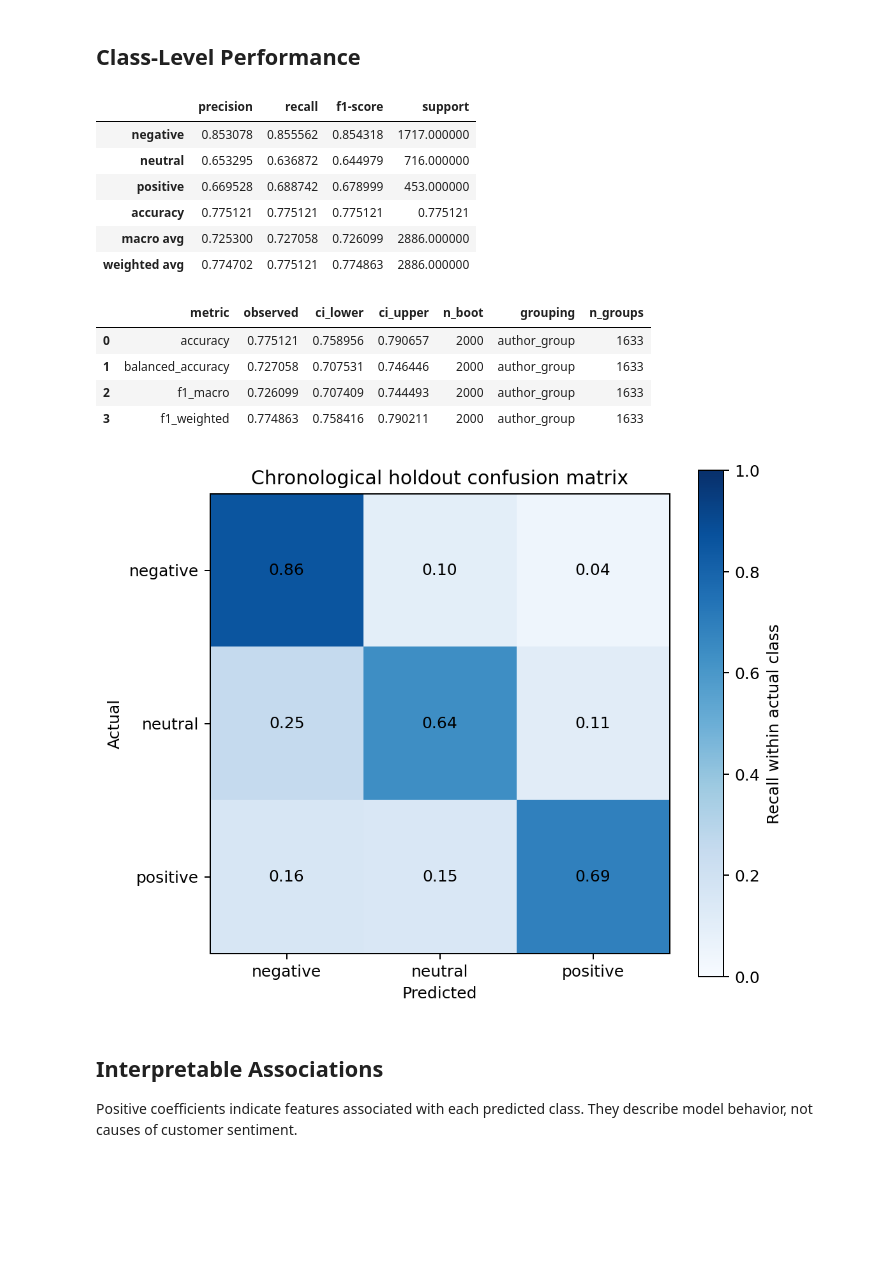
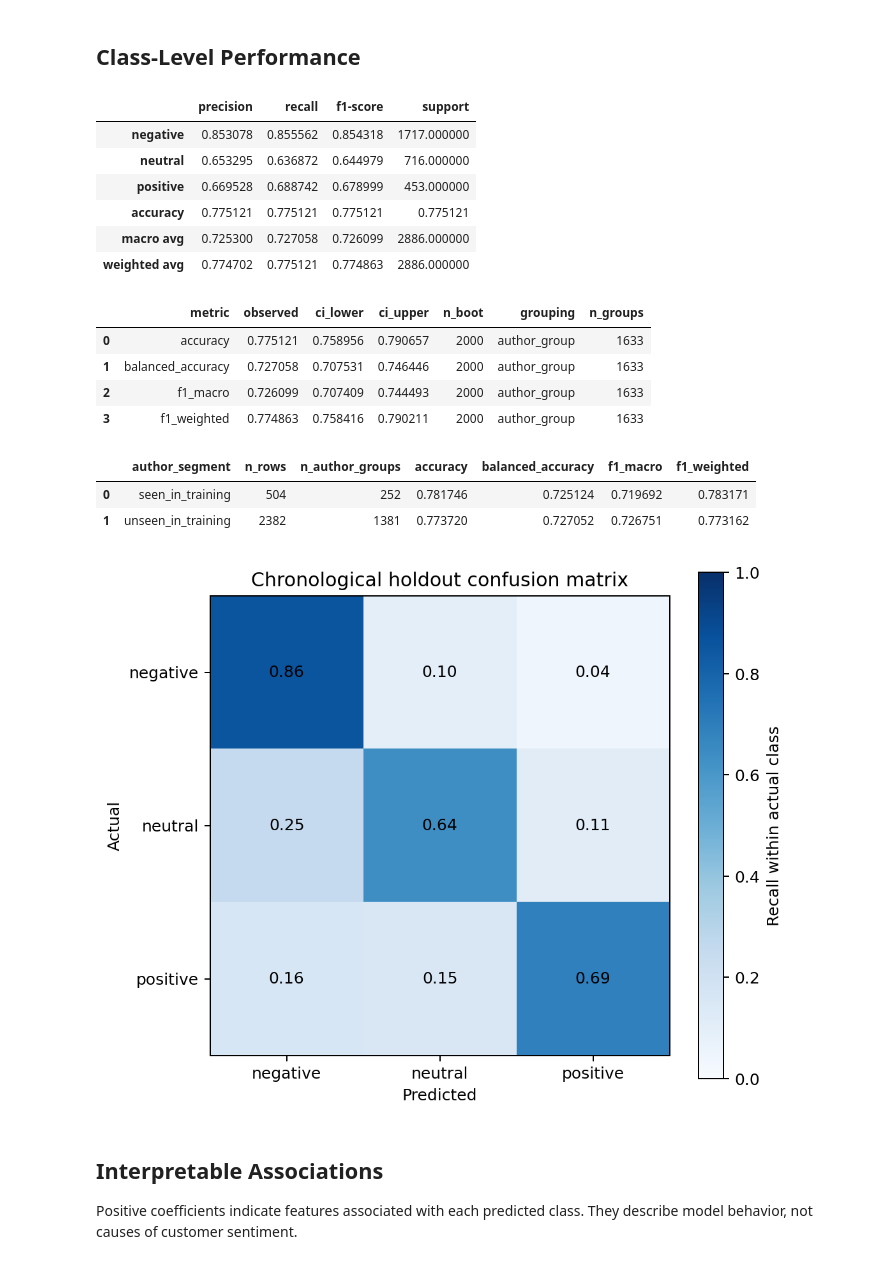
Before and after one commit to AfifFarihin/airline-sentiment-classifier, a Jupyter notebook: notebooks/airline_sentiment_analysis.ipynb, the cells around one changed output. Saved outputs shown, nothing was run; the diff lists cells and outputs as text; code cells hidden in the pictures; blank space fills up the shorter version.

```diff
--- a/notebooks/airline_sentiment_analysis.ipynb
+++ b/notebooks/airline_sentiment_analysis.ipynb
@@ -35,22 +35,27 @@ display(comparison)
 # %%
 report = pd.read_csv(METRICS / 'classification_report.csv', index_col=0)
 uncertainty = pd.read_csv(METRICS / 'holdout_uncertainty.csv')
+author_slices = pd.read_csv(METRICS / 'generalization_slices.csv')
 display(report)
 display(uncertainty)
+display(author_slices)
 display(Image(filename=str(FIGURES / 'confusion_matrix.png')))
 # %% [output]
 |  | precision | recall | f1-score | support |
 | negative | 0.853078 | 0.855562 | 0.854318 | 1717.000000 |
 | neutral | 0.653295 | 0.636872 | 0.644979 | 716.000000 |
 | positive | 0.669528 | 0.688742 | 0.678999 | 453.000000 |
 | accuracy | 0.775121 | 0.775121 | 0.775121 | 0.775121 |
 | macro avg | 0.725300 | 0.727058 | 0.726099 | 2886.000000 |
 | weighted avg | 0.774702 | 0.775121 | 0.774863 | 2886.000000 |
 |  | metric | observed | ci_lower | ci_upper | n_boot | grouping | n_groups |
 | 0 | accuracy | 0.775121 | 0.758956 | 0.790657 | 2000 | author_group | 1633 |
 | 1 | balanced_accuracy | 0.727058 | 0.707531 | 0.746446 | 2000 | author_group | 1633 |
 | 2 | f1_macro | 0.726099 | 0.707409 | 0.744493 | 2000 | author_group | 1633 |
 | 3 | f1_weighted | 0.774863 | 0.758416 | 0.790211 | 2000 | author_group | 1633 |
+|  | author_segment | n_rows | n_author_groups | accuracy | balanced_accuracy | f1_macro | f1_weighted |
+| 0 | seen_in_training | 504 | 252 | 0.781746 | 0.725124 | 0.719692 | 0.783171 |
+| 1 | unseen_in_training | 2382 | 1381 | 0.773720 | 0.727052 | 0.726751 | 0.773162 |
 [figure]
 # %% [markdown]
 ## Interpretable Associations
```
Also changed, not shown: parts of 3 cells of this notebook, 19 other files.
